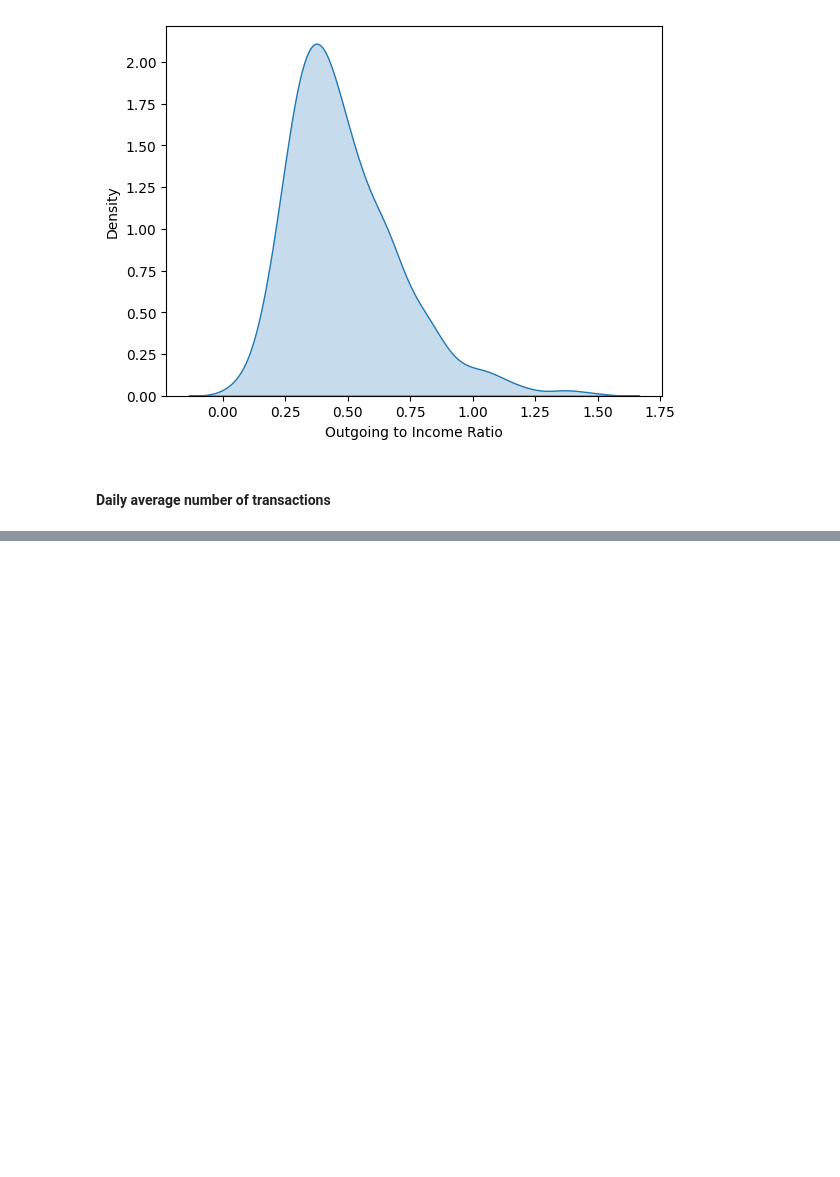
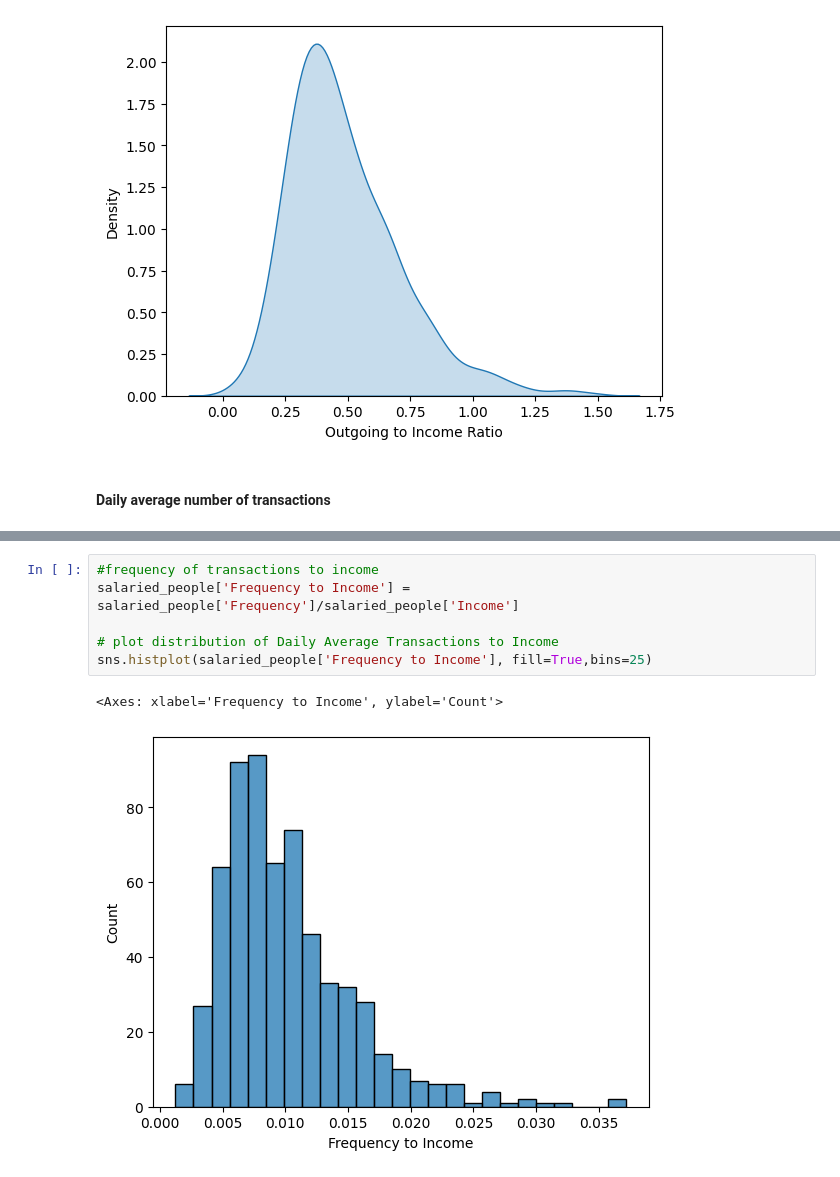
Before and after one commit to UoB-DSMP-2023-24/dsmp-2024-group-38, a Jupyter notebook: dataset2_segmentation_salary_transactions_frequency.ipynb, the cells around one changed output, grey strips where cells are left out. Cells and saved outputs as stored; diff of their text form; blank space fills up the shorter version.

```diff
--- a/dataset2_segmentation_salary_transactions_frequency.ipynb
+++ b/dataset2_segmentation_salary_transactions_frequency.ipynb
@@ -310,0 +323,9 @@ sns.histplot(salaried_people_outgoings_daily_avg, fill=True,bins=25)#
+# %%
+#frequency of transactions to income
+salaried_people['Frequency to Income'] = salaried_people['Frequency']/salaried_people['Income']
+
+# plot distribution of Daily Average Transactions to Income
+sns.histplot(salaried_people['Frequency to Income'], fill=True,bins=25)
+# %% [output]
+<Axes: xlabel='Frequency to Income', ylabel='Count'>
+[figure, added]
```
Also changed, not shown: parts of 2 cells of this notebook.
